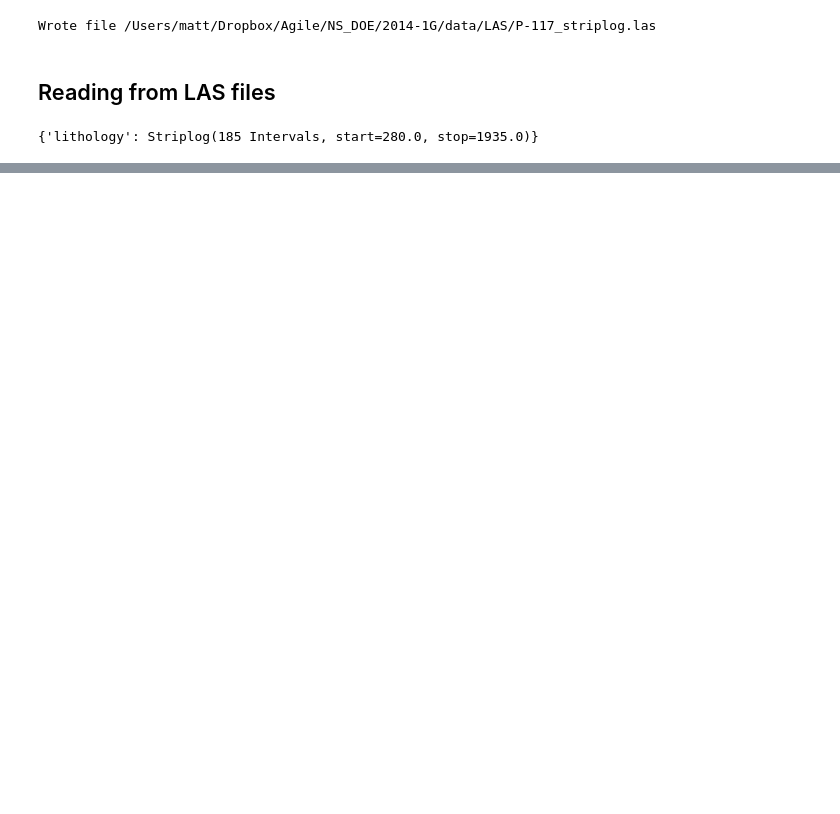
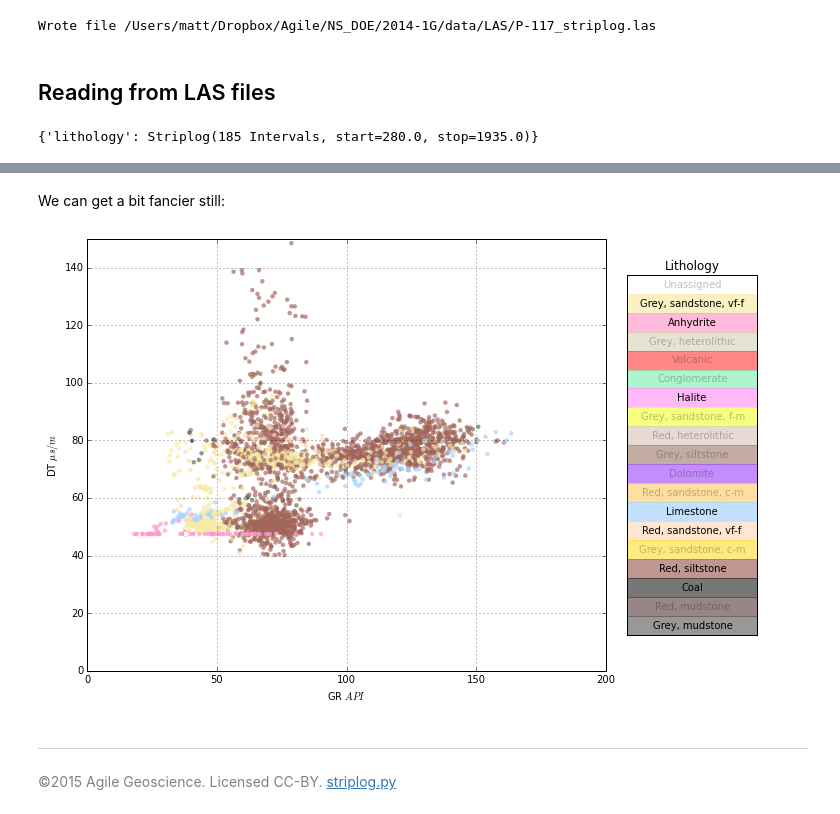
Before and after one commit to agilescientific/striplog, a Jupyter notebook: tutorial/Well_object.ipynb, the cells around one changed output, grey strips where cells are left out. Saved outputs shown, nothing was run; the diff lists cells and outputs as text; code cells hidden in the pictures; blank space fills up the shorter version.

```diff
--- a/tutorial/Well_object.ipynb
+++ b/tutorial/Well_object.ipynb
@@ -234,0 +266,54 @@ Next step: make a colourmap from the legend.
+# %% [markdown]
+We can get a bit fancier still:
+# %%
+from matplotlib.patches import Rectangle
+
+# Start the plot.
+fig = plt.figure(figsize=(12,10))
+
+# Crossplot.
+ax = fig.add_axes([0.15,0.15,0.6,0.6])
+ax.scatter(well.data['GR'], well.data['DT'],
+           c=lith, edgecolors='none', alpha=0.67,
+           cmap=cmap, vmin=1)
+ax.set_xlim(0, 200); plt.ylim(0,150)
+ax.set_xlabel('GR $API$'); ax.set_ylabel(r'DT $\mu s/m$')
+ax.grid()
+
+# Draw the legend.
+axc = fig.add_axes([0.775,0.2,0.15,0.5])
+
+i = 0
+for d in legend:
+    if i+1 in lith:
+        tcolour = 'k'
+        talpha = 1.0
+        tstyle = 'medium'
+    else:
+        tcolour = 'k'
+        talpha = 0.25
+        tstyle = 'normal'
+
+    rect = Rectangle((0, i),
+                      1, 1,
+                      color=d.colour,
+                      alpha=0.67 )
+    axc.add_patch(rect)
+    text = axc.text(0.5, 0.5+i,
+                    d.rock.summary(default="Unassigned"),
+                    color=tcolour, ha='center', va='center',
+                    fontsize=10, weight=tstyle, alpha=talpha)
+    i += 1
+
+axc.set_xlim(0,1); axc.set_ylim(len(legend), 0)
+axc.set_xticks([]); axc.set_yticks([])
+axc.set_title('Lithology', fontsize=12)
+
+# Finish.
+plt.show()
+# %% [output]
+[figure, added]
+# %% [markdown]
+<hr />
+
+<p style="color:gray">©2015 Agile Geoscience. Licensed CC-BY. <a href="https://github.com/agile-geoscience/striplog">striplog.py</a></p>
```
Also changed, not shown: parts of 10 cells of this notebook, 12 other files.
